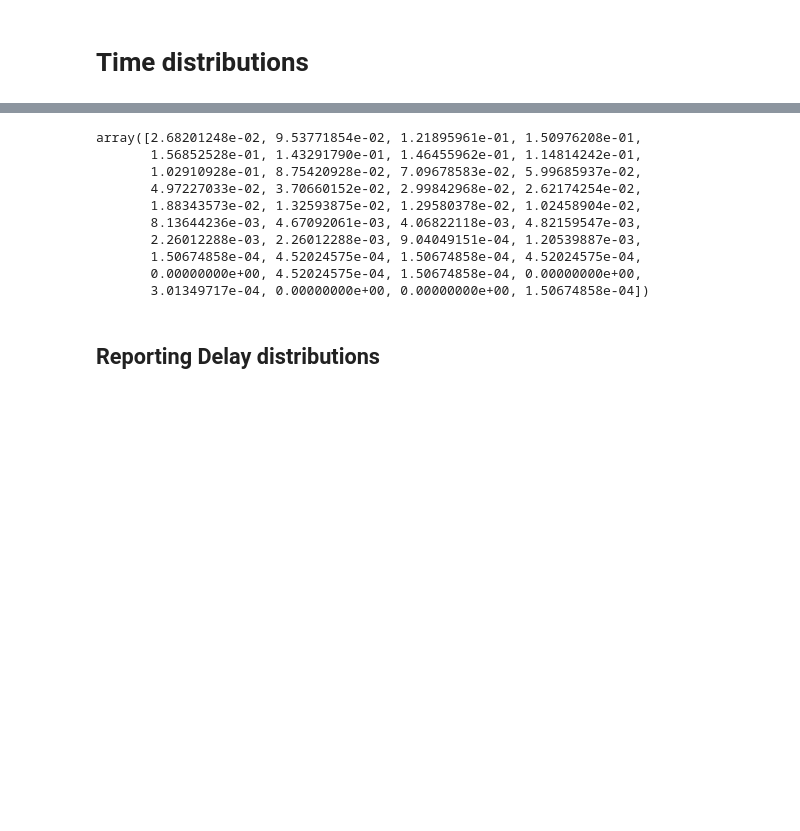
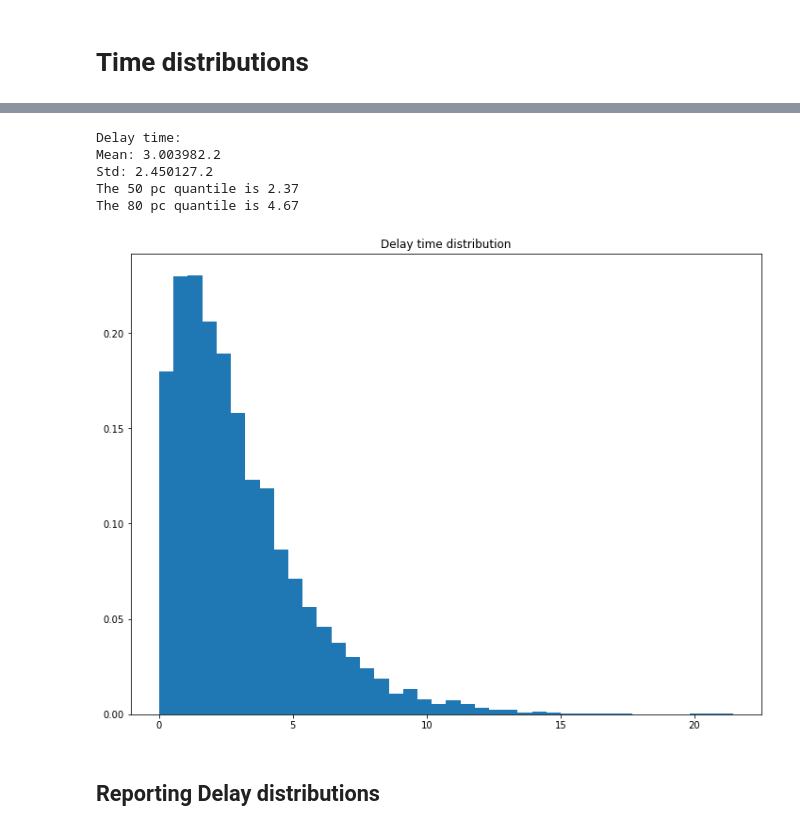
Before and after one commit to tdennisliu/covid19-forecasting-aus, a Jupyter notebook: model/lshtm_reff.ipynb, the cells around one changed output, grey strips where cells are left out. Saved outputs shown, nothing was run; the diff lists cells and outputs as text; code cells hidden in the pictures; blank space fills up the shorter version.

```diff
--- a/model/lshtm_reff.ipynb
+++ b/model/lshtm_reff.ipynb
@@ -251,16 +251,21 @@ The 40 pc quantile of the TG - TS is -0.00
-# %%
-w[0]
-# %% [output]
-array([2.68201248e-02, 9.53771854e-02, 1.21895961e-01, 1.50976208e-01,
-       1.56852528e-01, 1.43291790e-01, 1.46455962e-01, 1.14814242e-01,
-       1.02910928e-01, 8.75420928e-02, 7.09678583e-02, 5.99685937e-02,
-       4.97227033e-02, 3.70660152e-02, 2.99842968e-02, 2.62174254e-02,
-       1.88343573e-02, 1.32593875e-02, 1.29580378e-02, 1.02458904e-02,
-       8.13644236e-03, 4.67092061e-03, 4.06822118e-03, 4.82159547e-03,
-       2.26012288e-03, 2.26012288e-03, 9.04049151e-04, 1.20539887e-03,
-       1.50674858e-04, 4.52024575e-04, 1.50674858e-04, 4.52024575e-04,
-       0.00000000e+00, 4.52024575e-04, 1.50674858e-04, 0.00000000e+00,
-       3.01349717e-04, 0.00000000e+00, 0.00000000e+00, 1.50674858e-04])
+# %%
+#Generation time distribution
+fig,ax = plt.subplots(figsize=(12,9))
+x = np.random.gamma(3/2, 2, size = 10000)
+print("Delay time: \nMean: %f.2" %np.mean(x))
+print("Std: %f.2" %np.std(x))
+ax.hist(x,bins=40, density=True)
+ax.set_title("Delay time distribution")
+print("The 50 pc quantile is %.2f" % np.quantile(x,0.5))
+print("The 80 pc quantile is %.2f" % np.quantile(x,0.8))
+plt.show()
+# %% [output]
+Delay time:
+Mean: 3.003982.2
+Std: 2.450127.2
+The 50 pc quantile is 2.37
+The 80 pc quantile is 4.67
+[figure, added]
 # %% [markdown]
 ## Reporting Delay distributions
 # %%
```
Also changed, not shown: parts of 1 cell of this notebook.
